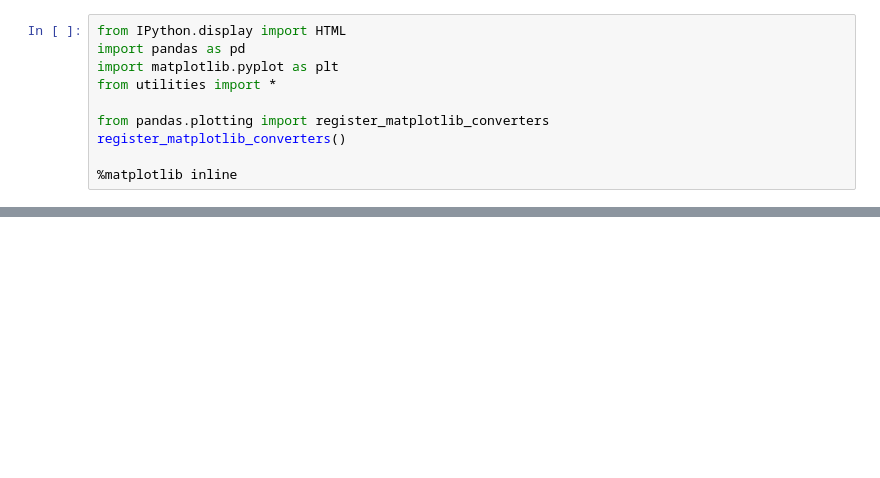
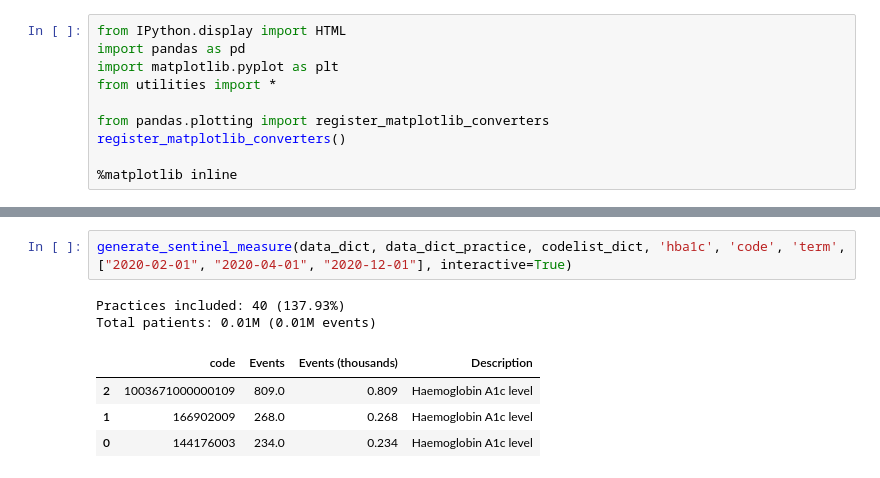
Before and after one commit to opensafely/SRO-Measures, a Jupyter notebook: notebooks/sentinel_measures.ipynb, the cells around one changed output, grey strips where cells are left out. Cells and saved outputs as stored; diff of their text form; blank space fills up the shorter version.

```diff
--- a/notebooks/sentinel_measures.ipynb
+++ b/notebooks/sentinel_measures.ipynb
@@ -100,0 +215,9 @@ generate_sentinel_measure(data_dict, data_dict_practice, codelist_dict, 'copd',
+# %%
+generate_sentinel_measure(data_dict, data_dict_practice, codelist_dict, 'hba1c', 'code', 'term', ["2020-02-01", "2020-04-01", "2020-12-01"], interactive=True)
+# %% [output]
+Practices included: 40 (137.93%)
+Total patients: 0.01M (0.01M events)
+|  | code | Events | Events (thousands) | Description |
+| 2 | 1003671000000109 | 809.0 | 0.809 | Haemoglobin A1c level |
+| 1 | 166902009 | 268.0 | 0.268 | Haemoglobin A1c level |
+| 0 | 144176003 | 234.0 | 0.234 | Haemoglobin A1c level |
```
Also changed, not shown: parts of 43 cells of this notebook, 1 other file.
